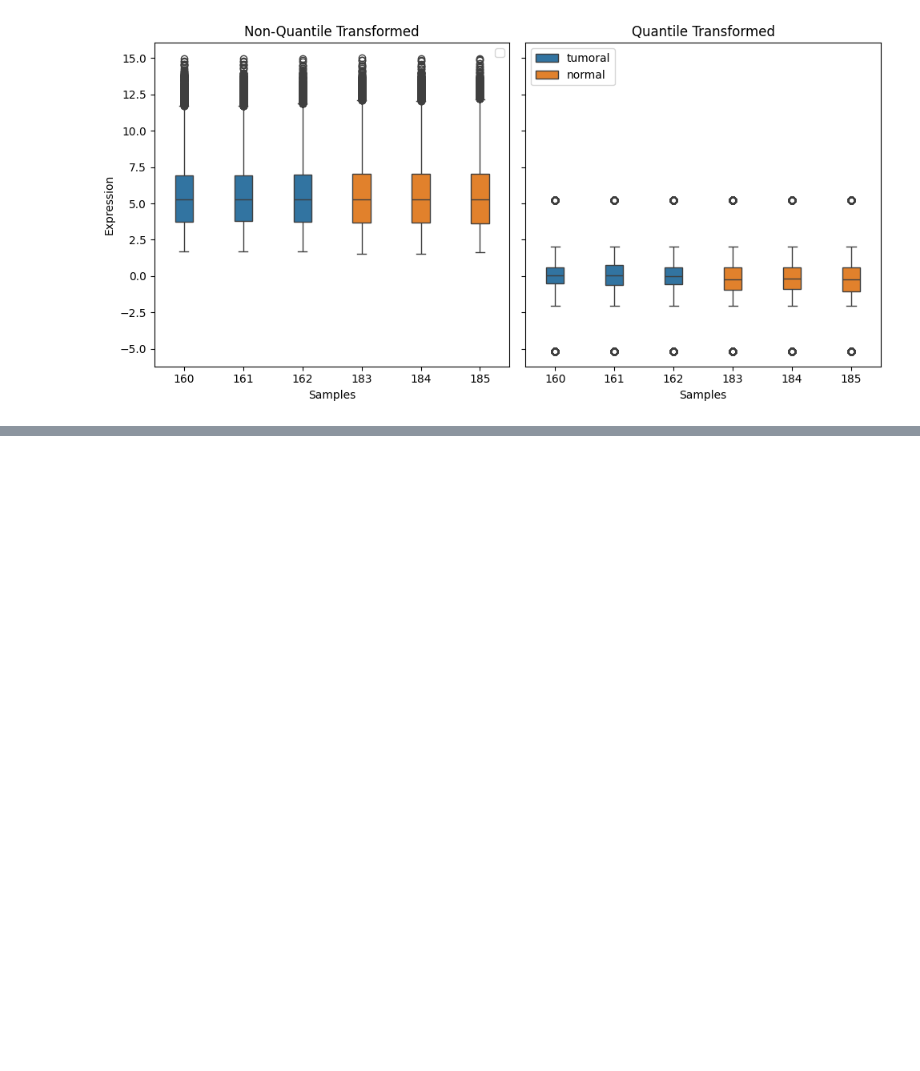
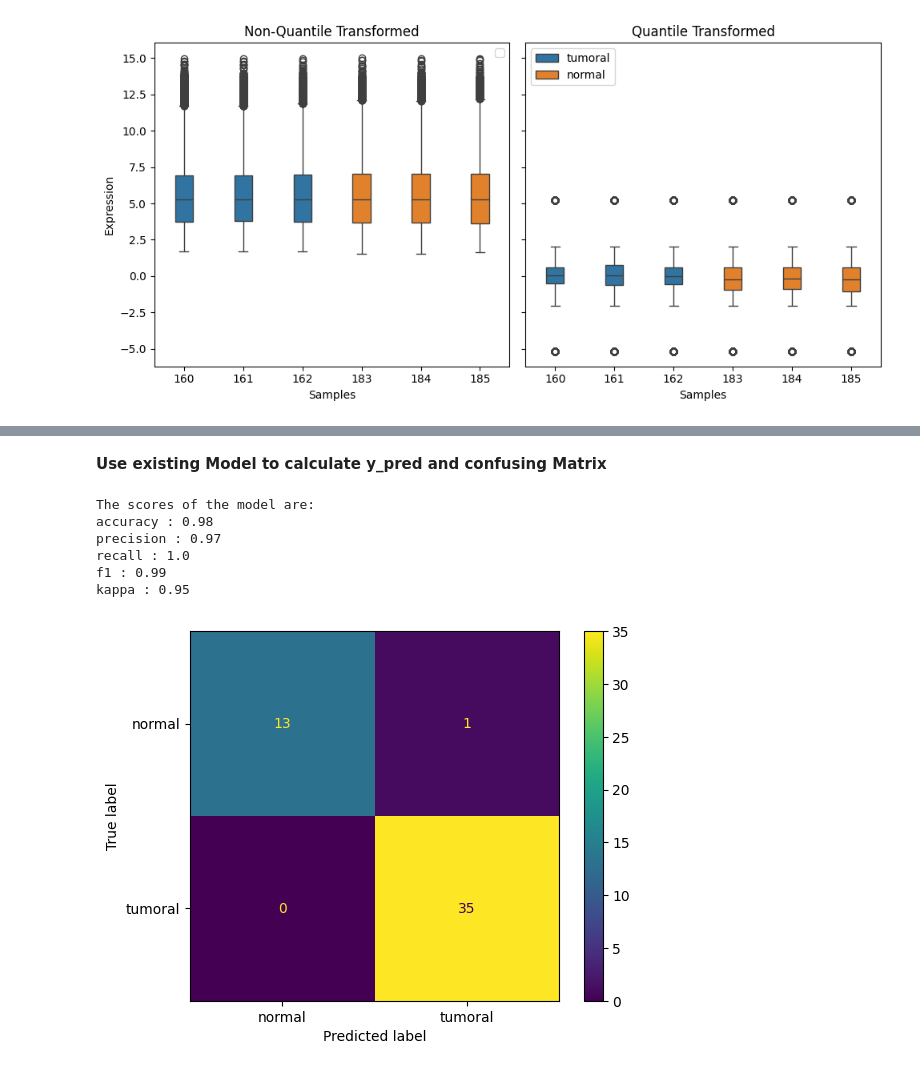
Before and after one commit to Natalia-Rodrigo/Mid_bootcam_project, a Jupyter notebook: notebooks/Tim.ipynb, the cells around one changed output, grey strips where cells are left out. Cells and saved outputs as stored; diff of their text form; code cells hidden in the pictures; blank space fills up the shorter version.

```diff
--- a/notebooks/Tim.ipynb
+++ b/notebooks/Tim.ipynb
@@ -72,0 +162,3 @@ Check Model stats / See on other sets
+# %%
+main2 = pd.read_csv(DataSet2)
+main2.head()
@@ -72,0 +173,7 @@ Check Model stats / See on other sets
+# %%
+# Perform transformation based on previously created qt model
+df_transformed2, qt = cf.quantileTransformer(main2, qt=qt)
+# %%
+# Create final set based on final_set list
+final_set2 = df_transformed2[['samples', 'type'] + final_gene_list]
+final_set2.head()
@@ -72,0 +188,22 @@ Check Model stats / See on other sets
+# %% [markdown]
+**Use existing Model to calculate y_pred and confusing Matrix**
+# %%
+# Create data sets
+y = final_set2['type']
+X = final_set2.drop(['samples', 'type'], axis=1)
+
+y_pred3 = LogisticReg.predict(X=X)
+
+model, cm, scores = cf.LogisticModelView(LogisticReg, y_pred=LogisticReg.predict(X=X), y_test=y, pos_label='tumoral')
+
+print('The scores of the model are:')
+for key in scores.keys():
+    print(f"{key} : {round(scores[key],2)} ")
+# %% [output]
+The scores of the model are:
+accuracy : 0.98
+precision : 0.97
+recall : 1.0
+f1 : 0.99
+kappa : 0.95
+[figure, added]
```
Also changed, not shown: parts of 25 cells of this notebook, 1 other file.
